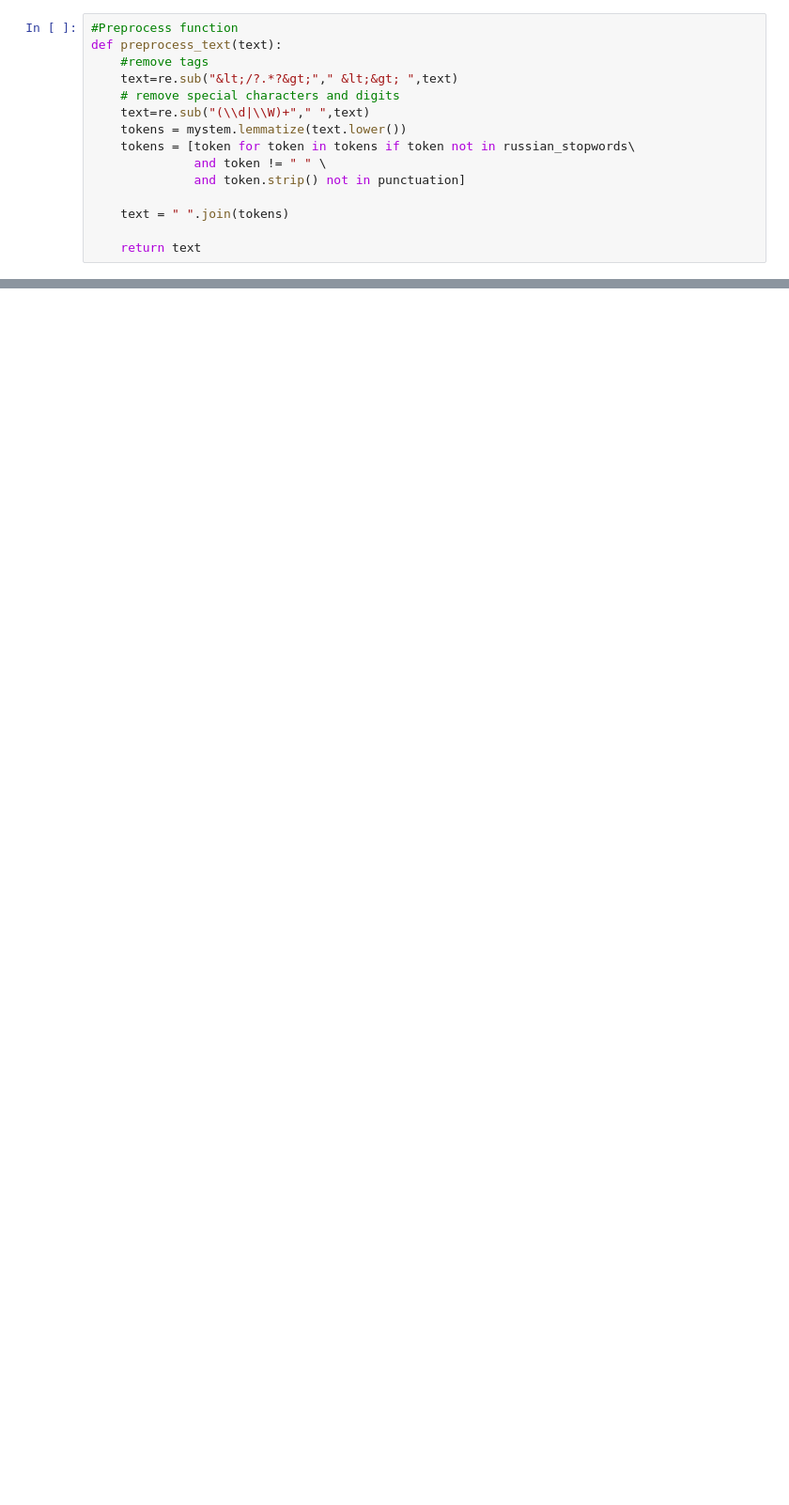
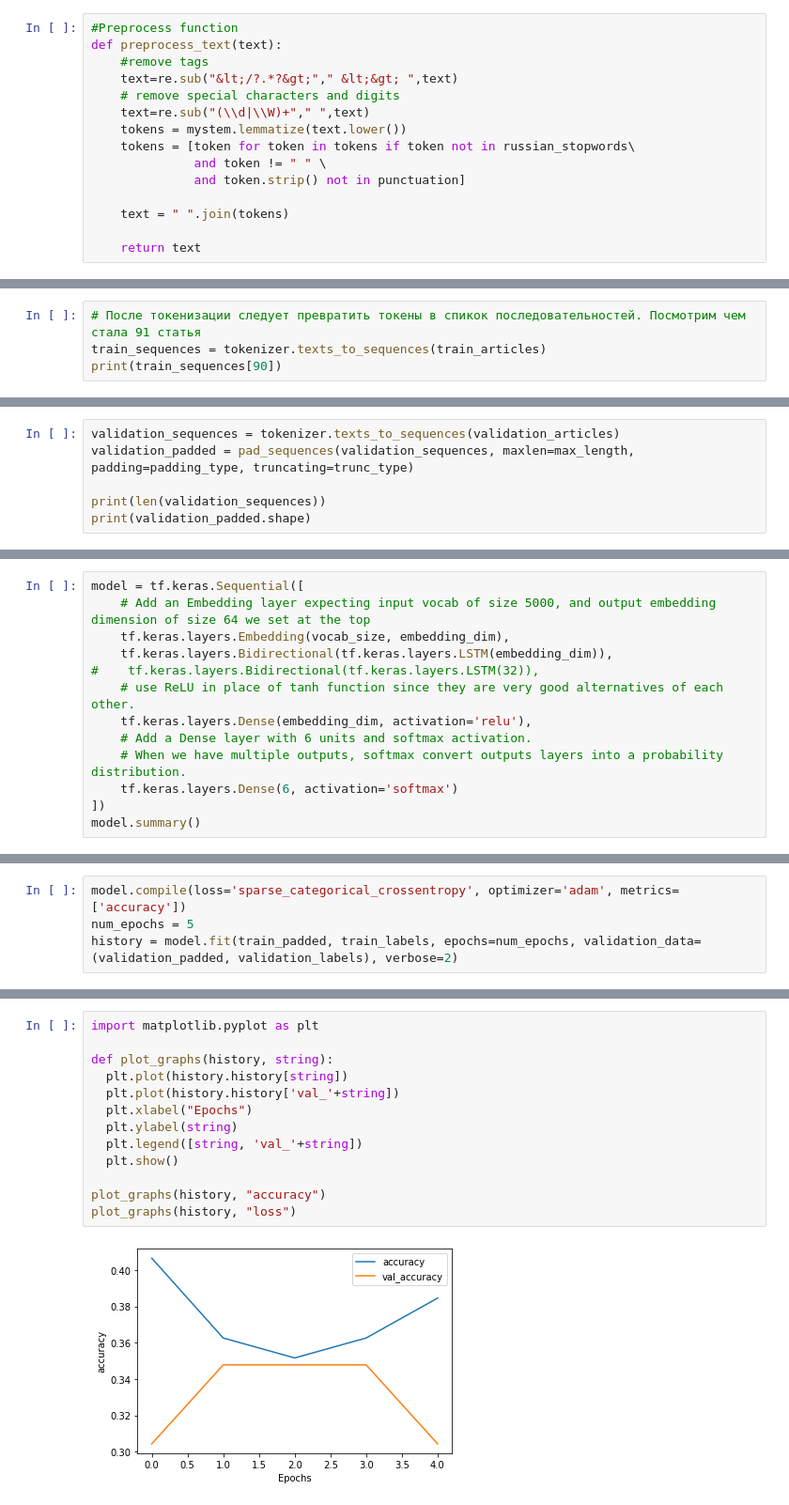
Before and after one commit to mikhachev/geekbrains-neuro, a Jupyter notebook: nlp_project/articles_classification.ipynb, the cells around one changed output, grey strips where cells are left out. Shown at 94% size. Drawn from its saved outputs; the diff is of its cells as text; blank space fills up the shorter version.

```diff
--- a/nlp_project/articles_classification.ipynb
+++ b/nlp_project/articles_classification.ipynb
@@ -628,0 +247,4 @@ def loadData_Tokenizer(X_train, X_test,MAX_NB_WORDS=75000,MAX_SEQUENCE_LENGTH=50
+# %%
+# После токенизации следует превратить токены в спикок последовательностей. Посмотрим чем стала 91 статья
+train_sequences = tokenizer.texts_to_sequences(train_articles)
+print(train_sequences[90])
@@ -628,0 +285,6 @@ def loadData_Tokenizer(X_train, X_test,MAX_NB_WORDS=75000,MAX_SEQUENCE_LENGTH=50
+# %%
+validation_sequences = tokenizer.texts_to_sequences(validation_articles)
+validation_padded = pad_sequences(validation_sequences, maxlen=max_length, padding=padding_type, truncating=trunc_type)
+
+print(len(validation_sequences))
+print(validation_padded.shape)
@@ -628,0 +310,13 @@ def loadData_Tokenizer(X_train, X_test,MAX_NB_WORDS=75000,MAX_SEQUENCE_LENGTH=50
+# %%
+model = tf.keras.Sequential([
+    # Add an Embedding layer expecting input vocab of size 5000, and output embedding dimension of size 64 we set at the top
+    tf.keras.layers.Embedding(vocab_size, embedding_dim),
+    tf.keras.layers.Bidirectional(tf.keras.layers.LSTM(embedding_dim)),
+#    tf.keras.layers.Bidirectional(tf.keras.layers.LSTM(32)),
+    # use ReLU in place of tanh function since they are very good alternatives of each other.
+    tf.keras.layers.Dense(embedding_dim, activation='relu'),
+    # Add a Dense layer with 6 units and softmax activation.
+    # When we have multiple outputs, softmax convert outputs layers into a probability distribution.
+    tf.keras.layers.Dense(6, activation='softmax')
+])
+model.summary()
@@ -628,0 +382,4 @@ def loadData_Tokenizer(X_train, X_test,MAX_NB_WORDS=75000,MAX_SEQUENCE_LENGTH=50
+# %%
+model.compile(loss='sparse_categorical_crossentropy', optimizer='adam', metrics=['accuracy'])
+num_epochs = 5
+history = model.fit(train_padded, train_labels, epochs=num_epochs, validation_data=(validation_padded, validation_labels), verbose=2)
@@ -628,0 +398,15 @@ def loadData_Tokenizer(X_train, X_test,MAX_NB_WORDS=75000,MAX_SEQUENCE_LENGTH=50
+# %%
+import matplotlib.pyplot as plt
+
+def plot_graphs(history, string):
+  plt.plot(history.history[string])
+  plt.plot(history.history['val_'+string])
+  plt.xlabel("Epochs")
+  plt.ylabel(string)
+  plt.legend([string, 'val_'+string])
+  plt.show()
+
+plot_graphs(history, "accuracy")
+plot_graphs(history, "loss")
+# %% [output]
+[figure, added]
```
Also changed, not shown: parts of 71 cells of this notebook.
